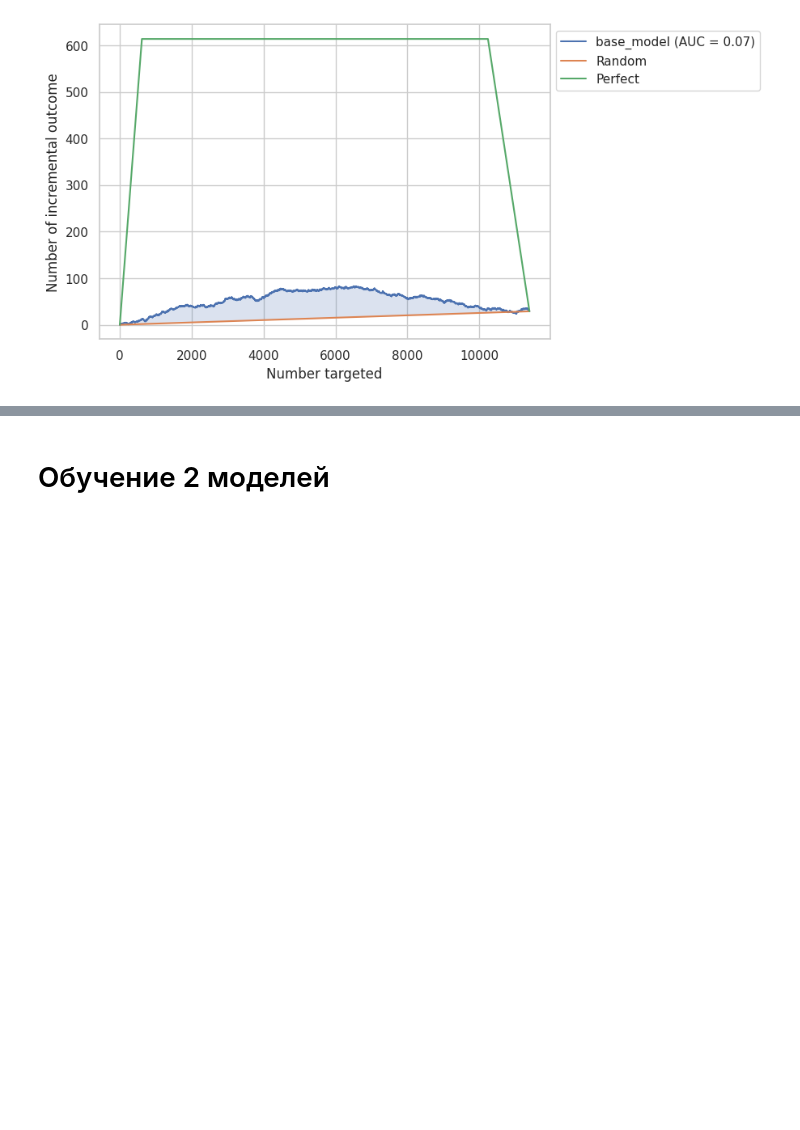
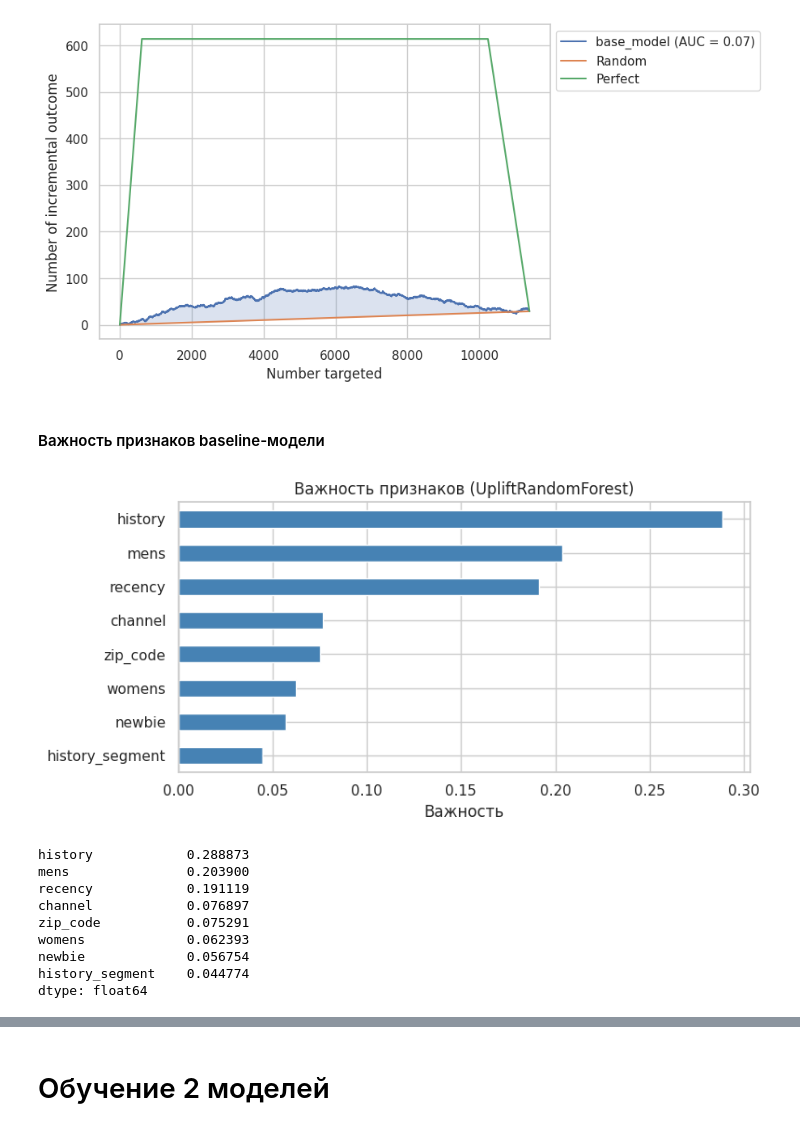
Before and after one commit to liliya-ily/mle-uplift-final-project-2025-main, a Jupyter notebook: final_project_template.ipynb, the cells around one changed output, grey strips where cells are left out. Cells and saved outputs as stored; diff of their text form; code cells hidden in the pictures; blank space fills up the shorter version.

Commit message:
change_model

```diff
--- a/final_project_template.ipynb
+++ b/final_project_template.ipynb
@@ -509,3 +511,33 @@ Uplift@30%: 0.049406318189860216
 <scikit_uplift.viz.base.UpliftCurveDisplay at 0x...>
 [figure]
 [figure]
+# %% [markdown]
+#### Важность признаков baseline-модели
+# %%
+import os
+
+os.makedirs("figures", exist_ok=True)
+
+# Важность признаков uplift-леса: чем выше значение, тем больше признак участвует в разбиениях деревьев
+feature_importance = pd.Series(uplift_model.feature_importances_, index=X_train_features.columns).sort_values()
+
+plt.figure(figsize=(8, 4))
+feature_importance.plot(kind="barh", color="steelblue")
+plt.title("Важность признаков (UpliftRandomForest)")
+plt.xlabel("Важность")
+plt.tight_layout()
+plt.savefig("figures/feature_importance.png", dpi=120)
+plt.show()
+
+feature_importance.sort_values(ascending=False)
+# %% [output]
+[figure, added]
+history            0.288873
+mens               0.203900
+recency            0.191119
+channel            0.076897
+zip_code           0.075291
+womens             0.062393
+newbie             0.056754
+history_segment    0.044774
+dtype: float64
```
Also changed, not shown: parts of 9 cells of this notebook, 10 other files.
